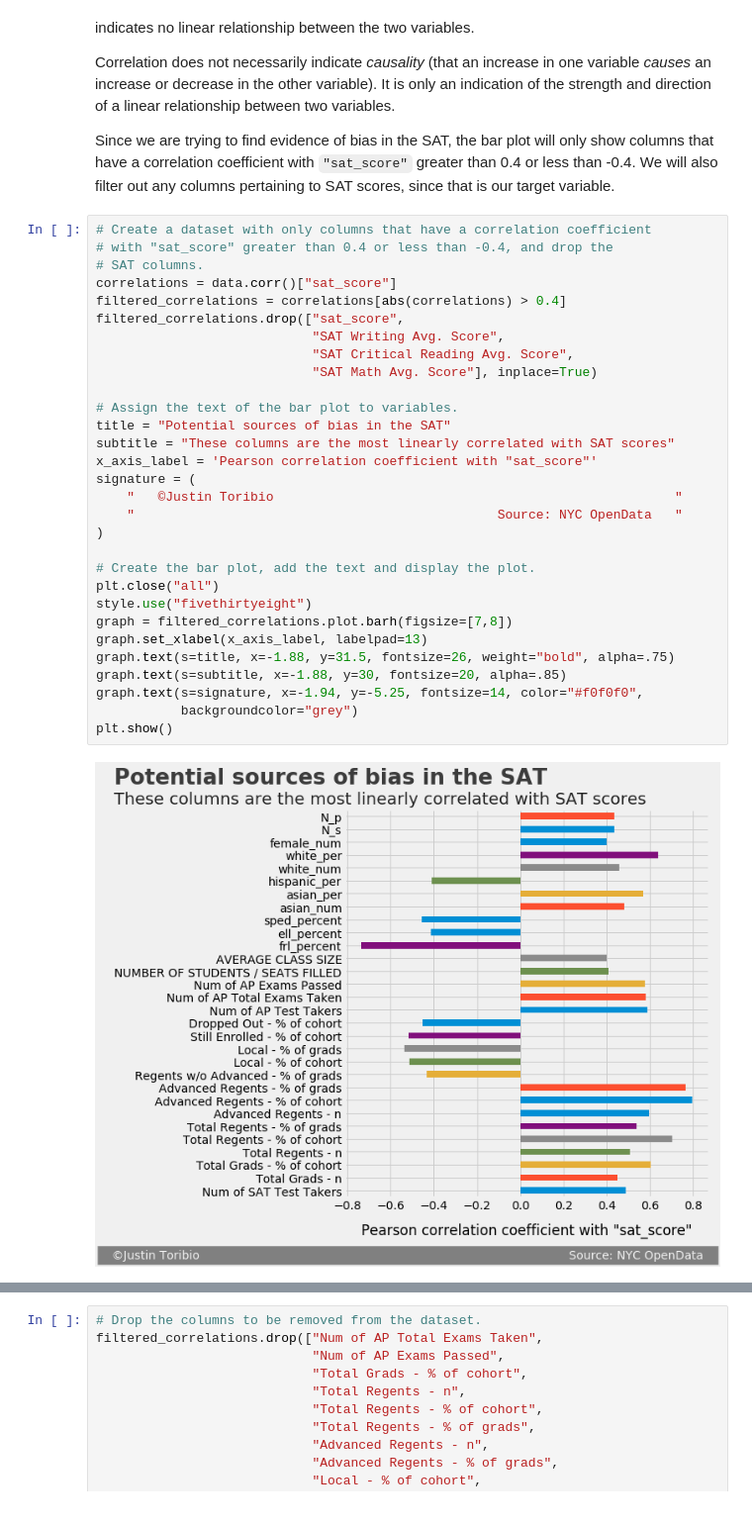
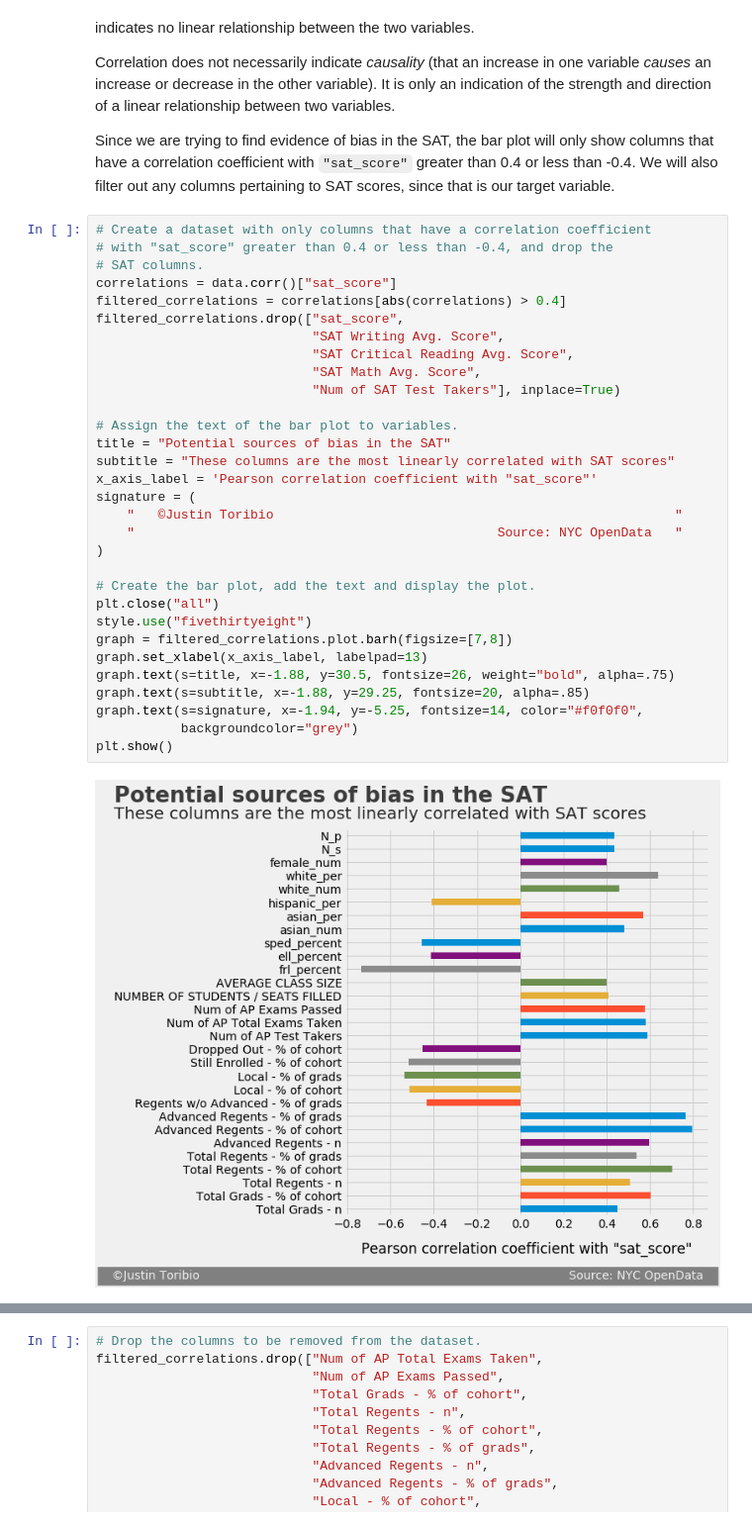
Before and after one commit to JustinToribio/analyzing-the-sat, a Jupyter notebook: notebooks/1.0-jt-analyze-the-sat.ipynb, the cells around one changed output, grey strips where cells are left out. Shown at 99% size. Saved outputs shown, nothing was run; the diff lists cells and outputs as text.

```diff
--- a/notebooks/1.0-jt-analyze-the-sat.ipynb
+++ b/notebooks/1.0-jt-analyze-the-sat.ipynb
@@ -283,32 +283,33 @@ Since we are trying to find evidence of bias in the SAT, the bar plot will only
 # %%
 # Create a dataset with only columns that have a correlation coefficient
 # with "sat_score" greater than 0.4 or less than -0.4, and drop the
 # SAT columns.
 correlations = data.corr()["sat_score"]
 filtered_correlations = correlations[abs(correlations) > 0.4]
 filtered_correlations.drop(["sat_score",
                             "SAT Writing Avg. Score",
                             "SAT Critical Reading Avg. Score",
-                            "SAT Math Avg. Score"], inplace=True)
+                            "SAT Math Avg. Score",
+                            "Num of SAT Test Takers"], inplace=True)
 
 # Assign the text of the bar plot to variables.
 title = "Potential sources of bias in the SAT"
 subtitle = "These columns are the most linearly correlated with SAT scores"
 x_axis_label = 'Pearson correlation coefficient with "sat_score"'
 signature = (
     "   ©Justin Toribio                                                    "
     "                                               Source: NYC OpenData   "
 )
 
 # Create the bar plot, add the text and display the plot.
 plt.close("all")
 style.use("fivethirtyeight")
 graph = filtered_correlations.plot.barh(figsize=[7,8])
 graph.set_xlabel(x_axis_label, labelpad=13)
-graph.text(s=title, x=-1.88, y=31.5, fontsize=26, weight="bold", alpha=.75)
-graph.text(s=subtitle, x=-1.88, y=30, fontsize=20, alpha=.85)
+graph.text(s=title, x=-1.88, y=30.5, fontsize=26, weight="bold", alpha=.75)
+graph.text(s=subtitle, x=-1.88, y=29.25, fontsize=20, alpha=.85)
 graph.text(s=signature, x=-1.94, y=-5.25, fontsize=14, color="#f0f0f0",
            backgroundcolor="grey")
 plt.show()
 # %% [output]
-[figure, old version]
+[figure, new version]
```
Also changed, not shown: parts of 11 cells of this notebook.
